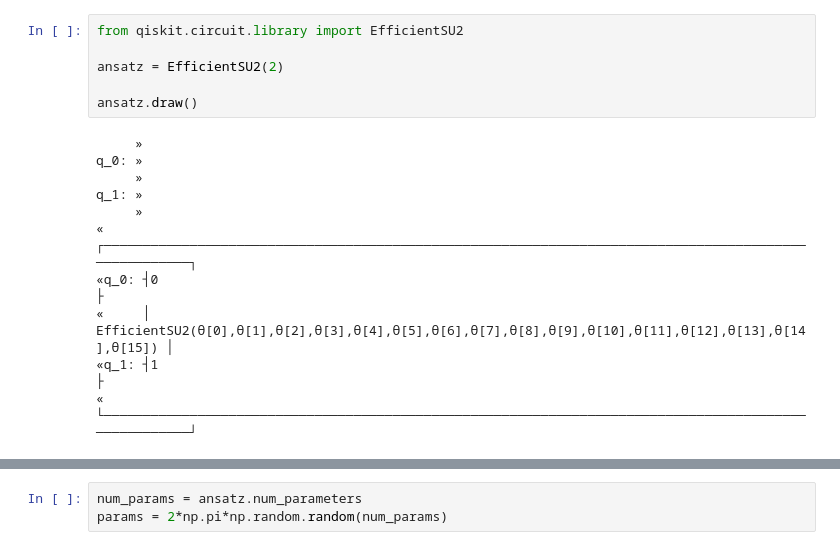
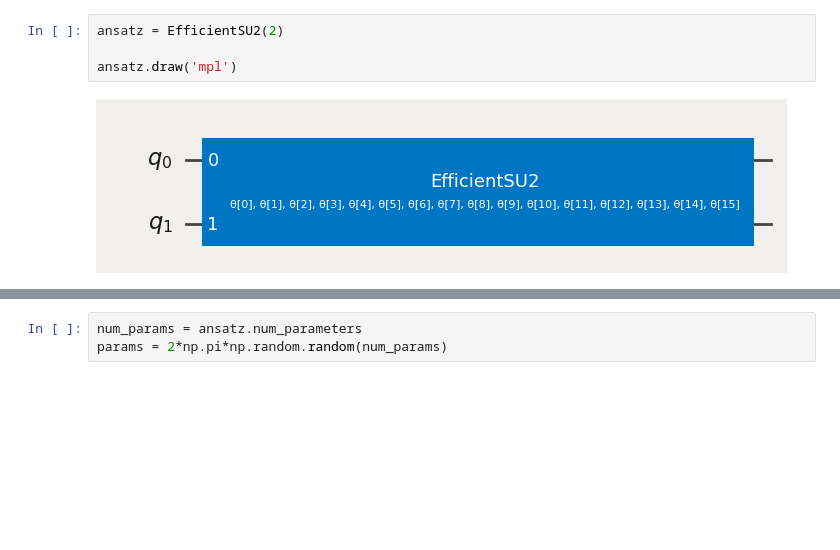
Before and after one commit to nonhermitian/jays-notebooks, a Jupyter notebook: live_demos/VQE_correctly.ipynb, the cells around one changed output, grey strips where cells are left out. Cells and saved outputs as stored; diff of their text form; blank space fills up the shorter version.

```diff
--- a/live_demos/VQE_correctly.ipynb
+++ b/live_demos/VQE_correctly.ipynb
@@ -37,19 +40,8 @@ np.linalg.eigvalsh(H_mat)
 # %% [output]
 array([-0.70278562, -0.45302961,  0.45302961,  0.70278562])
 # %%
-from qiskit.circuit.library import EfficientSU2
-
 ansatz = EfficientSU2(2)
 
-ansatz.draw()
+ansatz.draw('mpl')
 # %% [output]
-     »
-q_0: »
-     »
-q_1: »
-     »
-«     ┌──────────────────────────────────────────────────────────────────────────────────────────────────────┐
-«q_0: ┤0                                                                                                     ├
-«     │  EfficientSU2(θ[0],θ[1],θ[2],θ[3],θ[4],θ[5],θ[6],θ[7],θ[8],θ[9],θ[10],θ[11],θ[12],θ[13],θ[14],θ[15]) │
-«q_1: ┤1                                                                                                     ├
-«     └──────────────────────────────────────────────────────────────────────────────────────────────────────┘
+[figure, added]
```
Also changed, not shown: parts of 13 cells of this notebook, 4 other files.
